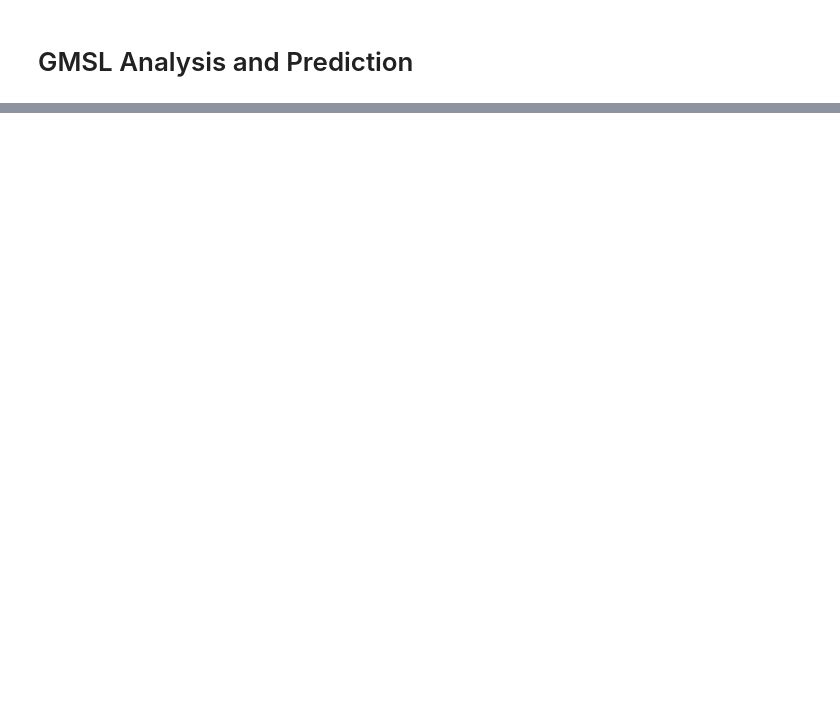
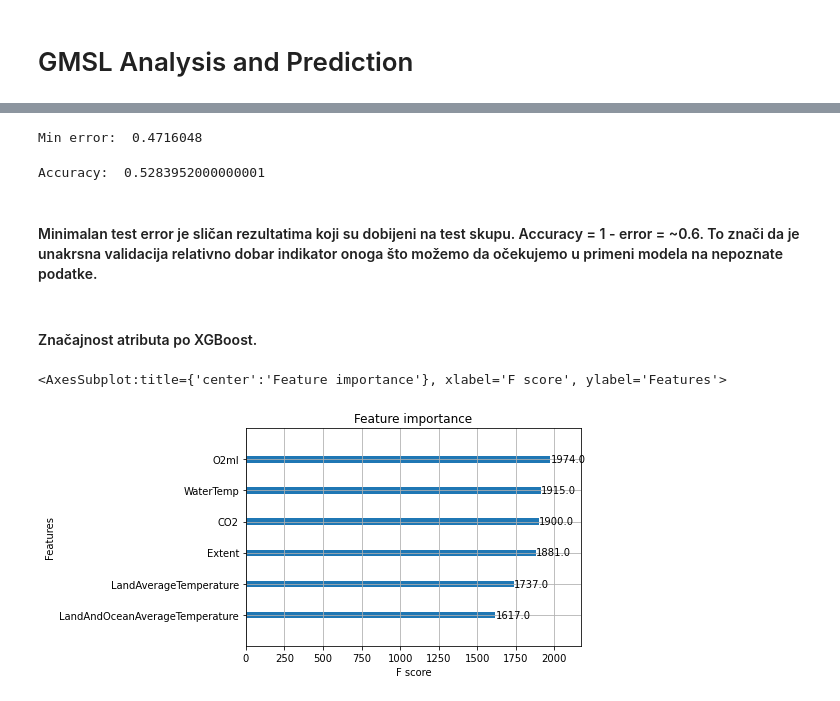
Before and after one commit to MAS-3S/SIAP-Analysis-Prediction-GMSL, a Jupyter notebook: implementation/GMSL_analysis_and_prediction.ipynb, the cells around one changed output, grey strips where cells are left out. Cells and saved outputs as stored; diff of their text form; code cells hidden in the pictures; blank space fills up the shorter version.

Commit message:
:sparkles: Implemented Naive Bayes, SVM and XGBoost without parameters optimization

```diff
--- a/implementation/GMSL_analysis_and_prediction.ipynb
+++ b/implementation/GMSL_analysis_and_prediction.ipynb
@@ -233,0 +150,12 @@ df_final.to_csv('processed_datasets/GMSL_analysis_and_prediction.csv', index = F
+# %%
+from sklearn.model_selection import train_test_split
+
+df = pd.read_csv('processed_datasets/GMSL_analysis_and_prediction.csv', delimiter=',')
+
+X = df.drop(["IsGMSLIncreased", "Date"], axis=1)
+Y = df["IsGMSLIncreased"]
+
+X_train, X_test, Y_train, Y_test = train_test_split(X, Y, test_size=0.25, random_state=35)
+# %%
+dtrain = xgb.DMatrix(X_train, Y_train.astype('category').cat.codes)
+dtest = xgb.DMatrix(X_test, Y_test.astype('category').cat.codes)
@@ -233,0 +164,11 @@ df_final.to_csv('processed_datasets/GMSL_analysis_and_prediction.csv', index = F
+# %%
+params = {
+    'max_depth':10,
+    'min_child_weight': 1,
+    'eta':.3,
+    'subsample': 0.6,
+    'colsample_bytree': 0.6,
+    'objective':'multi:softmax',
+    'num_class': 2,
+    'eval_metric' : 'merror'
+}
@@ -233,0 +177,9 @@ df_final.to_csv('processed_datasets/GMSL_analysis_and_prediction.csv', index = F
+# %%
+model = xgb.train(
+    params,
+    dtrain,
+    #evals=[(dtest, "Test")], ovde treba koristiti validacioni skup
+    evals=[(dtrain, "Train")],
+    #early_stopping_rounds=35,
+    num_boost_round=999
+)
@@ -233,0 +245,19 @@ df_final.to_csv('processed_datasets/GMSL_analysis_and_prediction.csv', index = F
+# %%
+print("Min error: ", min_error)
+# %% [output]
+Min error:  0.4716048
+# %%
+print("Accuracy: ", 1 - min_error)
+# %% [output]
+Accuracy:  0.5283952000000001
+# %% [markdown]
+#### Minimalan test error je sličan rezultatima koji su dobijeni na test skupu. Accuracy = 1 - error = ~0.6. To znači da je unakrsna validacija relativno dobar indikator onoga što možemo da očekujemo u primeni modela na nepoznate podatke.
+# %% [markdown]
+#### Značajnost atributa po XGBoost.
+# %%
+from xgboost import plot_importance
+
+plot_importance(model)
+# %% [output]
+<AxesSubplot:title={'center':'Feature importance'}, xlabel='F score', ylabel='Features'>
+[figure, added]
```
Also changed, not shown: parts of 69 cells of this notebook, 4 other files.
